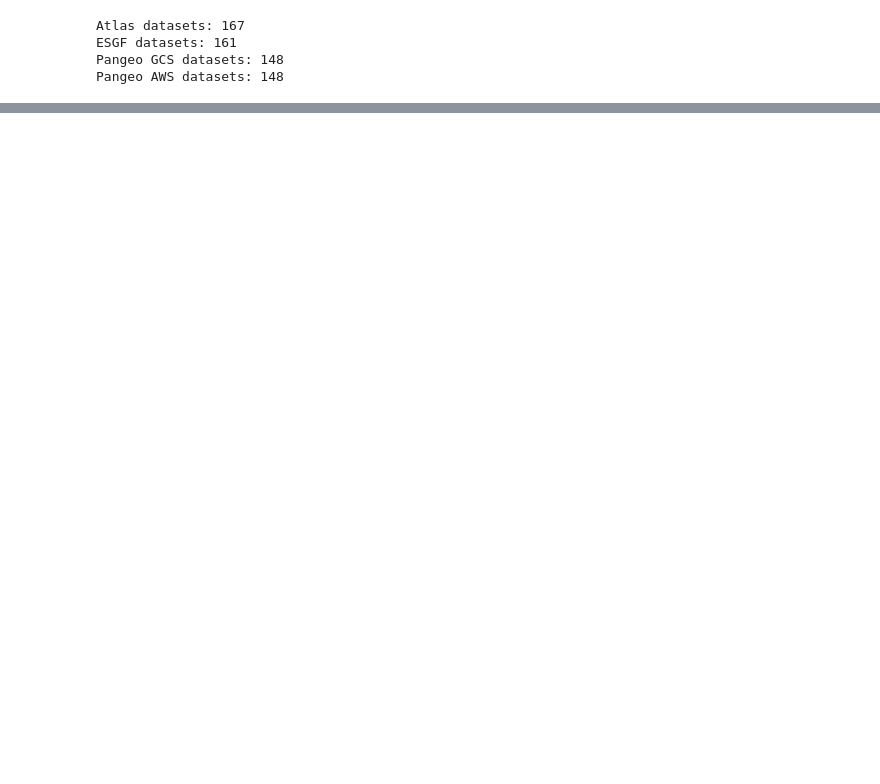
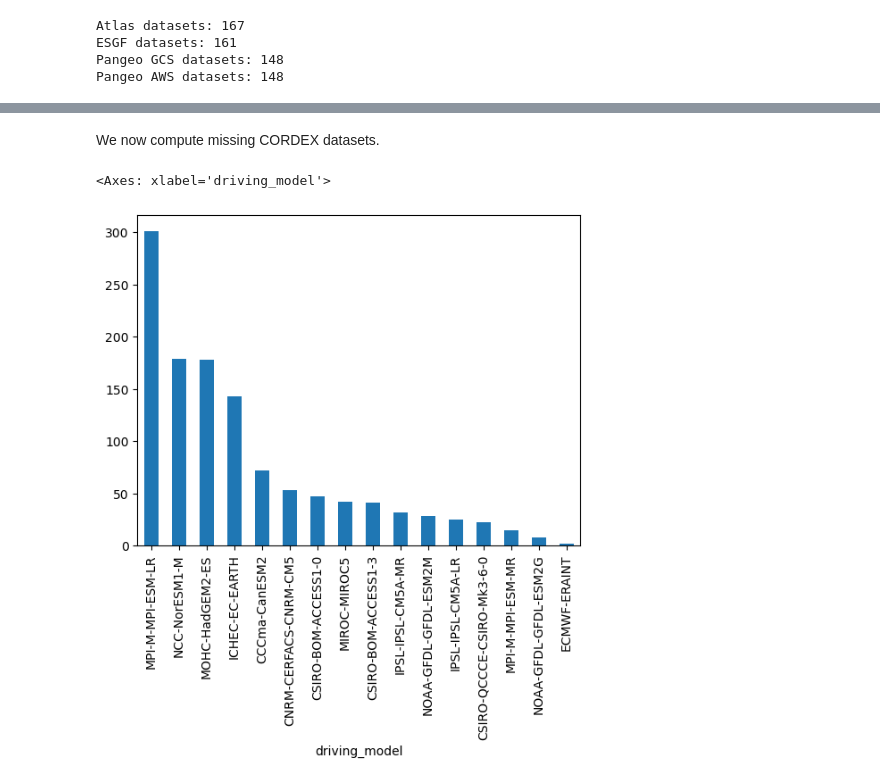
Before and after one commit to zequihg50/reproducibility-ipcc-atlas, a Jupyter notebook: main.ipynb, the cells around one changed output, grey strips where cells are left out. Drawn from its saved outputs; the diff is of its cells as text; code cells hidden in the pictures; blank space fills up the shorter version.

```diff
--- a/main.ipynb
+++ b/main.ipynb
@@ -59,0 +119,3 @@ Pangeo AWS datasets: 148
+# %%
+cordex_atlas = pd.read_csv("cordex.csv")
+cordex_esgf = pd.read_json("esgf-cordex-master-v20260120.json.zip", lines=True)
@@ -59,0 +150,16 @@ Pangeo AWS datasets: 148
+# %% [markdown]
+We now compute missing CORDEX datasets.
+# %%
+names = {
+    0: "project", 1: "output", 2: "domain", 3: "institute", 4: "driving_model", 5: "experiment",
+    6: "member", 7: "rcm_name", 8: "rcm_version", 9: "frequency", 10: "variable",
+}
+
+cordex_missing = cordex_atlas[~cordex_atlas["instance_id"].isin(cordex_esgf["instance_id"].values)]
+cordex_missing_df = cordex_missing["master_id"].drop_duplicates().str.split(".", expand=True).rename(names, axis=1)
+cordex_atlas_df = cordex_atlas["master_id"].str.split(".", expand=True).rename(names, axis=1)
+# %%
+cordex_missing_df["driving_model"].value_counts().plot.bar()
+# %% [output]
+<Axes: xlabel='driving_model'>
+[figure, added]
```
Also changed, not shown: parts of 24 cells of this notebook.
